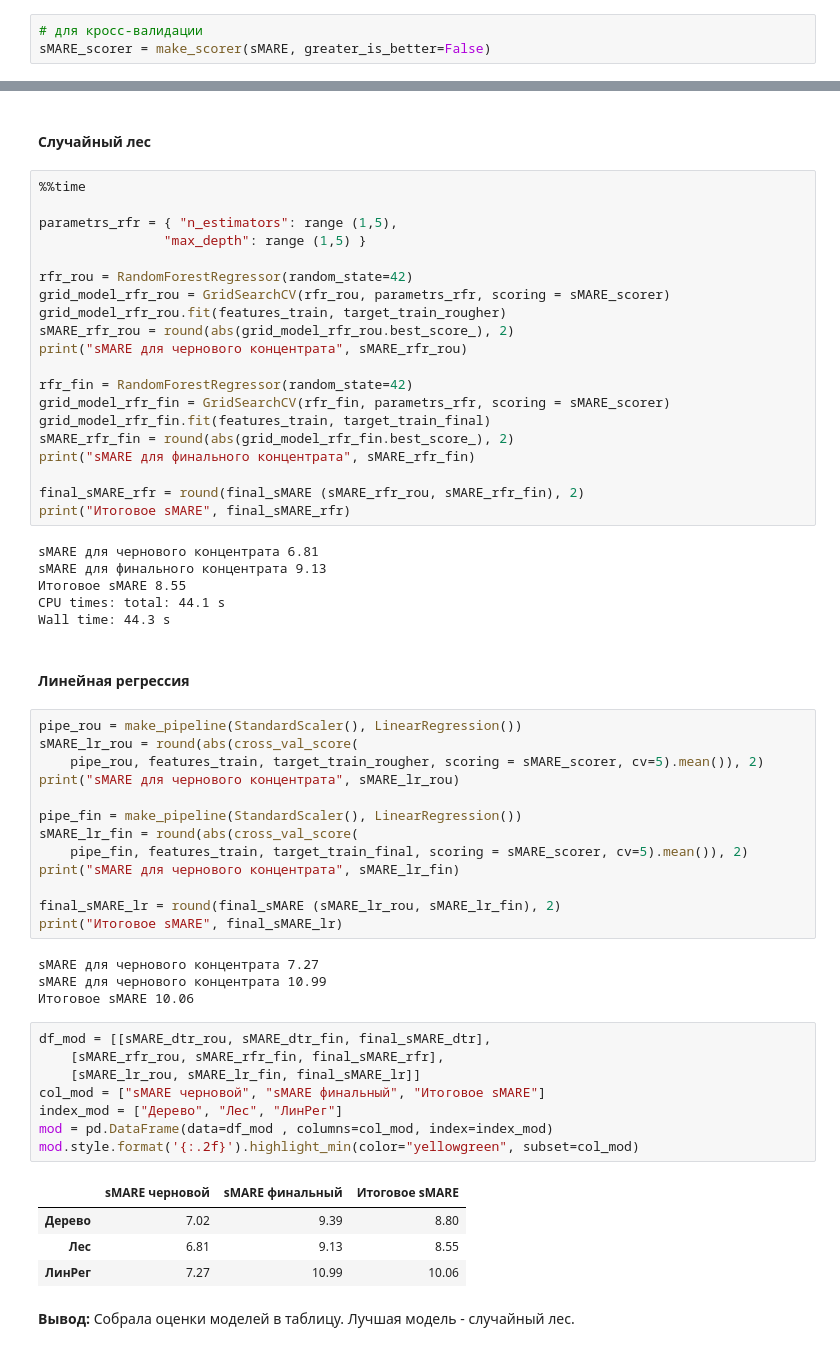
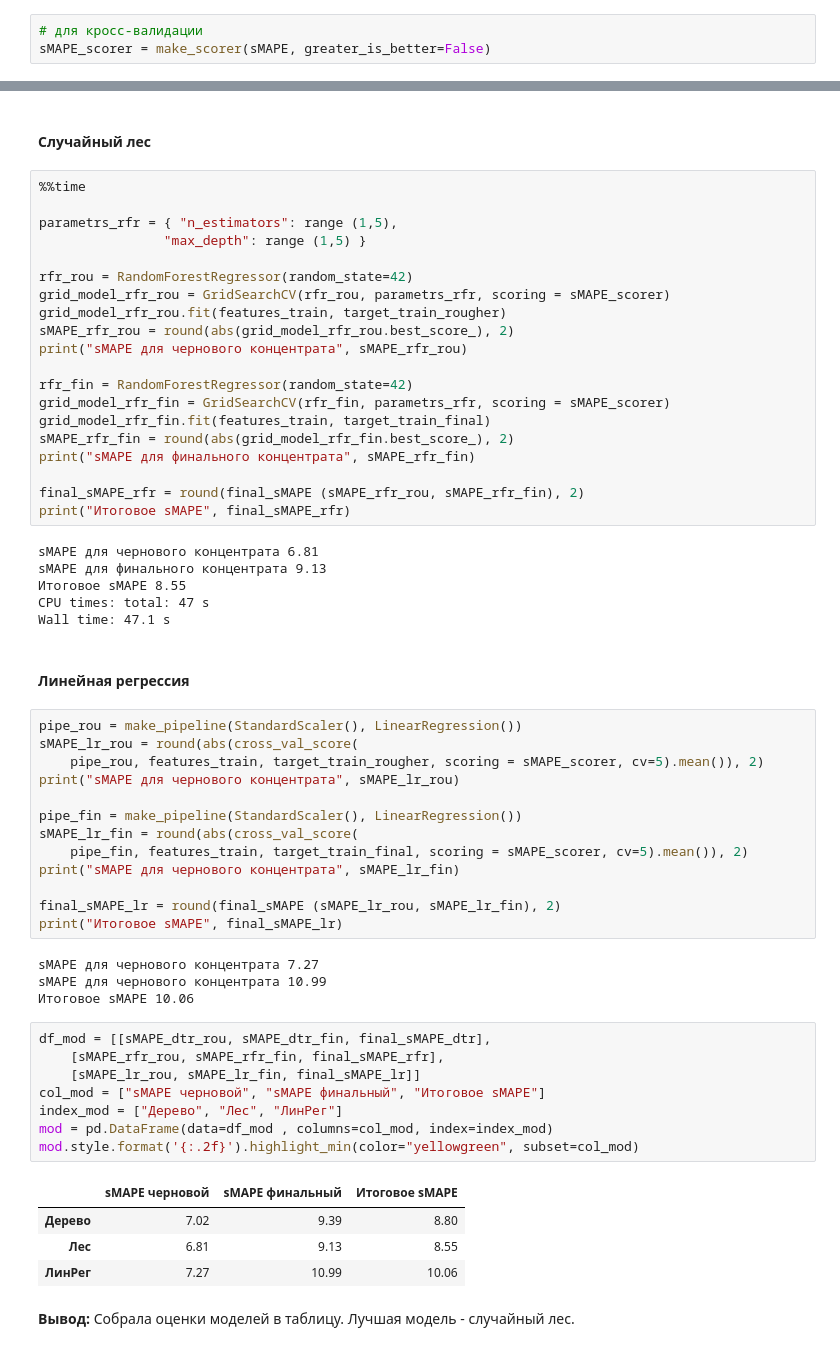
Before and after one commit to L1d11a/yandex_data_project, a Jupyter notebook: gold_recovery_process/gold_recovery_process.ipynb, the cells around one changed output, grey strips where cells are left out. Cells and saved outputs as stored; diff of their text form.

```diff
--- a/gold_recovery_process/gold_recovery_process.ipynb
+++ b/gold_recovery_process/gold_recovery_process.ipynb
@@ -480,6 +483,6 @@ def final_sMARE (sMARE_rou, sMARE_fin):
 # %%
 # для кросс-валидации
-sMARE_scorer = make_scorer(sMARE, greater_is_better=False)
+sMAPE_scorer = make_scorer(sMAPE, greater_is_better=False)
 # %% [markdown]
 ### Обучение моделей
 # %% [markdown]
@@ -537,54 +540,54 @@ parametrs_rfr = { "n_estimators": range (1,5),
                 "max_depth": range (1,5) }
 
 rfr_rou = RandomForestRegressor(random_state=42)
-grid_model_rfr_rou = GridSearchCV(rfr_rou, parametrs_rfr, scoring = sMARE_scorer)
+grid_model_rfr_rou = GridSearchCV(rfr_rou, parametrs_rfr, scoring = sMAPE_scorer)
 grid_model_rfr_rou.fit(features_train, target_train_rougher)
-sMARE_rfr_rou = round(abs(grid_model_rfr_rou.best_score_), 2)
-print("sMARE для чернового концентрата", sMARE_rfr_rou)
+sMAPE_rfr_rou = round(abs(grid_model_rfr_rou.best_score_), 2)
+print("sMAPE для чернового концентрата", sMAPE_rfr_rou)
 
 rfr_fin = RandomForestRegressor(random_state=42)
-grid_model_rfr_fin = GridSearchCV(rfr_fin, parametrs_rfr, scoring = sMARE_scorer)
+grid_model_rfr_fin = GridSearchCV(rfr_fin, parametrs_rfr, scoring = sMAPE_scorer)
 grid_model_rfr_fin.fit(features_train, target_train_final)
-sMARE_rfr_fin = round(abs(grid_model_rfr_fin.best_score_), 2)
-print("sMARE для финального концентрата", sMARE_rfr_fin)
+sMAPE_rfr_fin = round(abs(grid_model_rfr_fin.best_score_), 2)
+print("sMAPE для финального концентрата", sMAPE_rfr_fin)
 
-final_sMARE_rfr = round(final_sMARE (sMARE_rfr_rou, sMARE_rfr_fin), 2)
-print("Итоговое sMARE", final_sMARE_rfr)
+final_sMAPE_rfr = round(final_sMAPE (sMAPE_rfr_rou, sMAPE_rfr_fin), 2)
+print("Итоговое sMAPE", final_sMAPE_rfr)
 # %% [output]
-sMARE для чернового концентрата 6.81
-sMARE для финального концентрата 9.13
-Итоговое sMARE 8.55
-CPU times: total: 44.1 s
-Wall time: 44.3 s
+sMAPE для чернового концентрата 6.81
+sMAPE для финального концентрата 9.13
+Итоговое sMAPE 8.55
+CPU times: total: 47 s
+Wall time: 47.1 s
 # %% [markdown]
 #### Линейная регрессия
 # %%
 pipe_rou = make_pipeline(StandardScaler(), LinearRegression())
-sMARE_lr_rou = round(abs(cross_val_score(
-    pipe_rou, features_train, target_train_rougher, scoring = sMARE_scorer, cv=5).mean()), 2)
-print("sMARE для чернового концентрата", sMARE_lr_rou)
+sMAPE_lr_rou = round(abs(cross_val_score(
+    pipe_rou, features_train, target_train_rougher, scoring = sMAPE_scorer, cv=5).mean()), 2)
+print("sMAPE для чернового концентрата", sMAPE_lr_rou)
 
 pipe_fin = make_pipeline(StandardScaler(), LinearRegression())
-sMARE_lr_fin = round(abs(cross_val_score(
-    pipe_fin, features_train, target_train_final, scoring = sMARE_scorer, cv=5).mean()), 2)
-print("sMARE для чернового концентрата", sMARE_lr_fin)
+sMAPE_lr_fin = round(abs(cross_val_score(
+    pipe_fin, features_train, target_train_final, scoring = sMAPE_scorer, cv=5).mean()), 2)
+print("sMAPE для чернового концентрата", sMAPE_lr_fin)
 
-final_sMARE_lr = round(final_sMARE (sMARE_lr_rou, sMARE_lr_fin), 2)
-print("Итоговое sMARE", final_sMARE_lr)
+final_sMAPE_lr = round(final_sMAPE (sMAPE_lr_rou, sMAPE_lr_fin), 2)
+print("Итоговое sMAPE", final_sMAPE_lr)
 # %% [output]
-sMARE для чернового концентрата 7.27
-sMARE для чернового концентрата 10.99
-Итоговое sMARE 10.06
+sMAPE для чернового концентрата 7.27
+sMAPE для чернового концентрата 10.99
+Итоговое sMAPE 10.06
 # %%
-df_mod = [[sMARE_dtr_rou, sMARE_dtr_fin, final_sMARE_dtr],
-    [sMARE_rfr_rou, sMARE_rfr_fin, final_sMARE_rfr],
-    [sMARE_lr_rou, sMARE_lr_fin, final_sMARE_lr]]
-col_mod = ["sMARE черновой", "sMARE финальный", "Итоговое sMARE"]
+df_mod = [[sMAPE_dtr_rou, sMAPE_dtr_fin, final_sMAPE_dtr],
+    [sMAPE_rfr_rou, sMAPE_rfr_fin, final_sMAPE_rfr],
+    [sMAPE_lr_rou, sMAPE_lr_fin, final_sMAPE_lr]]
+col_mod = ["sMAPE черновой", "sMAPE финальный", "Итоговое sMAPE"]
 index_mod = ["Дерево", "Лес", "ЛинРег"]
 mod = pd.DataFrame(data=df_mod , columns=col_mod, index=index_mod)
 mod.style.format('{:.2f}').highlight_min(color="yellowgreen", subset=col_mod)
 # %% [output]
-|  | sMARE черновой | sMARE финальный | Итоговое sMARE |
+|  | sMAPE черновой | sMAPE финальный | Итоговое sMAPE |
 | Дерево | 7.02 | 9.39 | 8.80 |
 | Лес | 6.81 | 9.13 | 8.55 |
 | ЛинРег | 7.27 | 10.99 | 10.06 |
```
Also changed, not shown: parts of 7 cells of this notebook.
